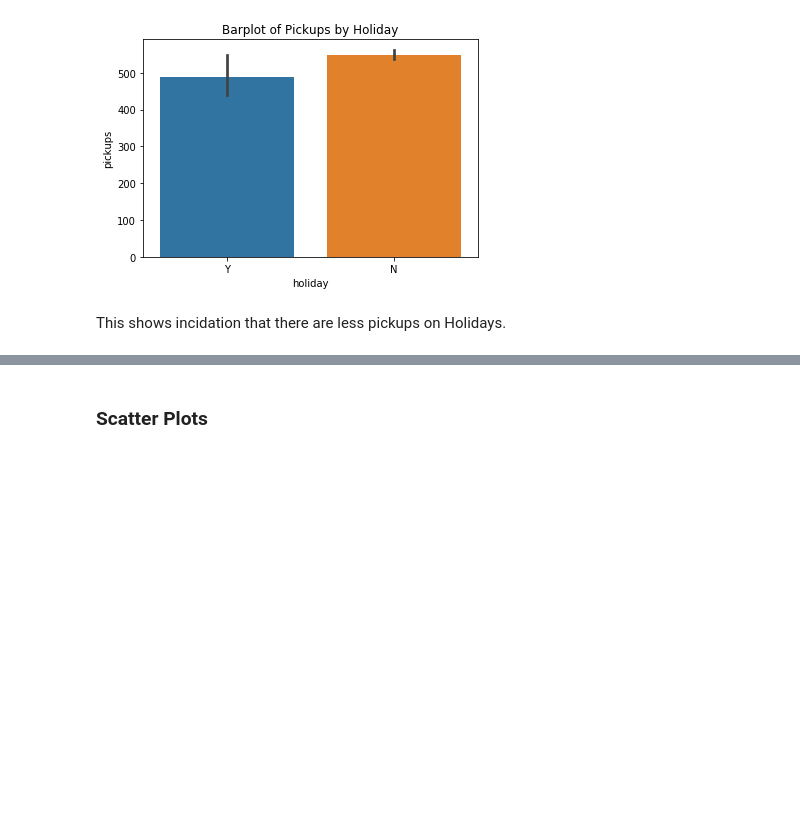
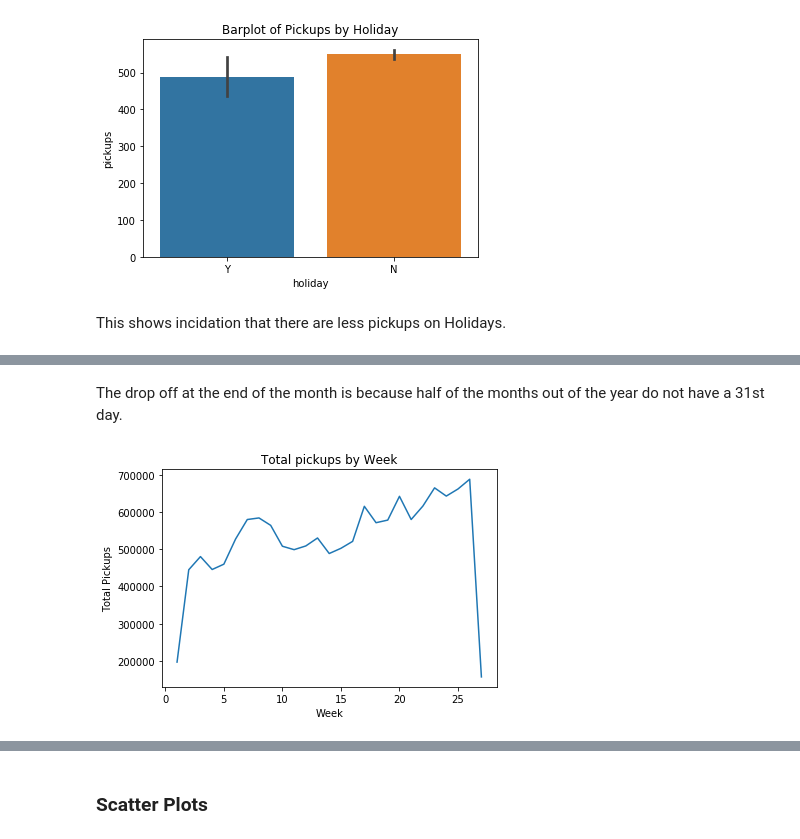
Before and after one commit to nephagra/STATS131_Final, a Jupyter notebook: final_report.ipynb, the cells around one changed output, grey strips where cells are left out. Drawn from its saved outputs; the diff is of its cells as text; code cells hidden in the pictures; blank space fills up the shorter version.

```diff
--- a/final_report.ipynb
+++ b/final_report.ipynb
@@ -358,0 +394,10 @@ This shows incidation that there are less pickups on Holidays.
+# %% [markdown]
+The drop off at the end of the month is because half of the months out of the year do not have a 31st day.
+# %%
+plt.plot(uber.groupby('week').pickups.sum())
+plt.title("Total pickups by Week")
+plt.xlabel("Week")
+plt.ylabel("Total Pickups")
+plt.show()
+# %% [output]
+[figure, added]
```
Also changed, not shown: parts of 15 cells of this notebook.
